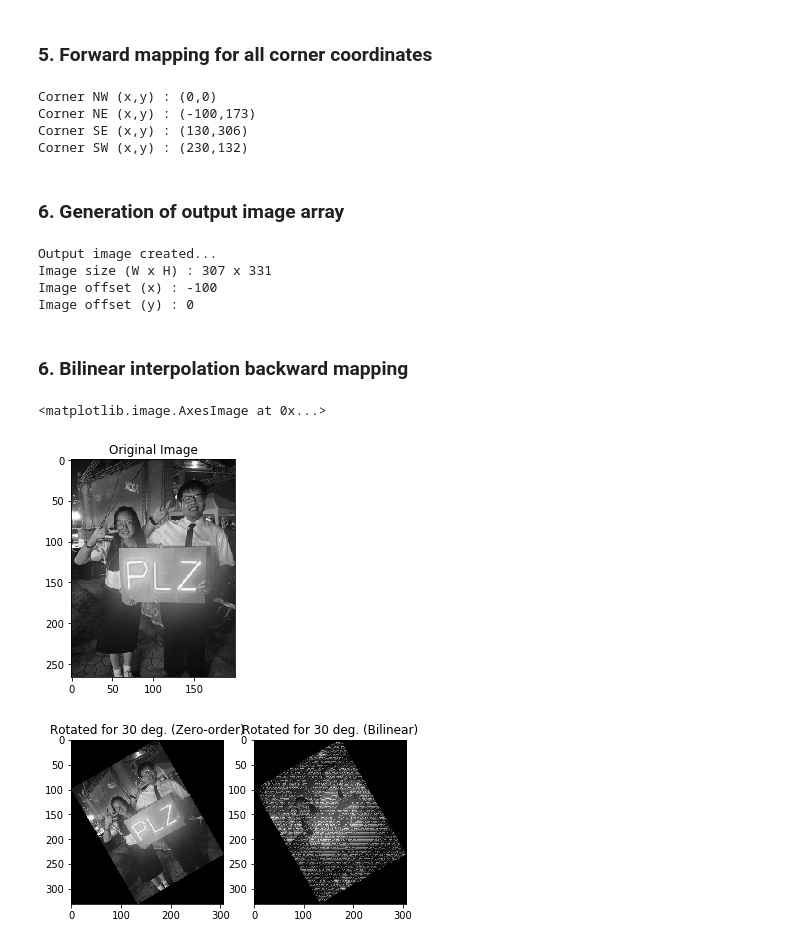
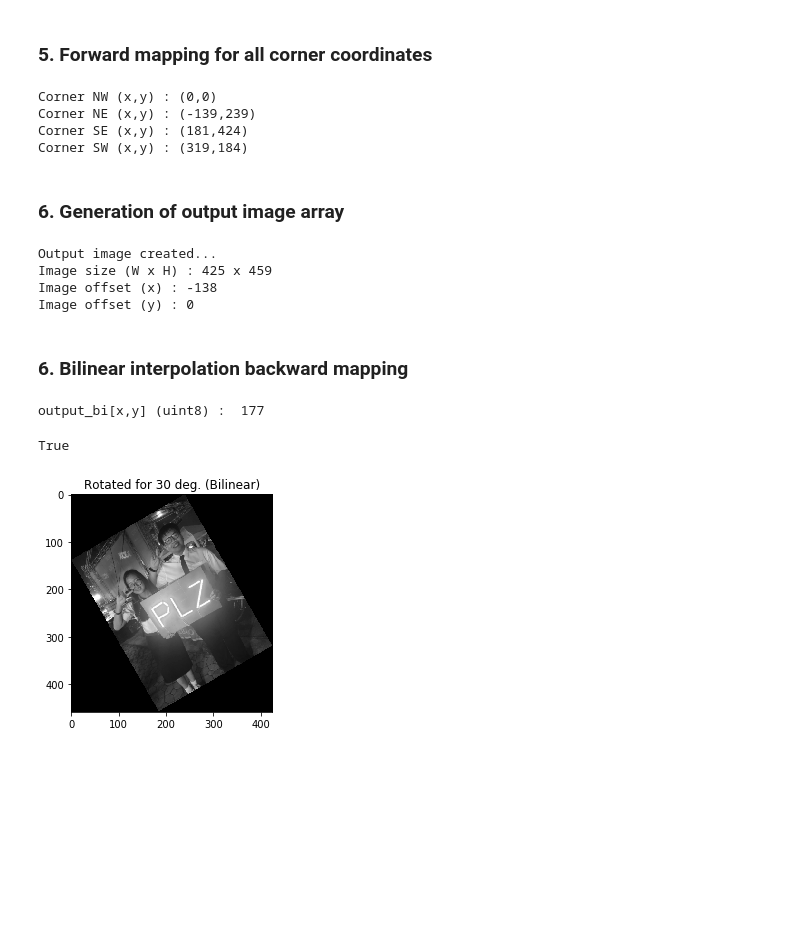
Before and after one commit to bdintu/image-processing, a Jupyter notebook: exp1/backward_mapping.ipynb, the cells around one changed output. Drawn from its saved outputs; the diff is of its cells as text; code cells hidden in the pictures; blank space fills up the shorter version.

Commit message:
Fix lab3-1, covent type uint8

```diff
--- a/exp1/backward_mapping.ipynb
+++ b/exp1/backward_mapping.ipynb
@@ -27,9 +27,11 @@ import math
 # %%
 # Specify the image's path / filename.
 image_file = 'img.jpg'
+img_resizing_factor = 4
 #==============================================================
 image_file = cv2.imread(image_file)
-image = cv2.cvtColor(image_file, cv2.COLOR_BGR2GRAY)
+image = cv2.resize(image_file,(image_file.shape[1]//img_resizing_factor,image_file.shape[0]//img_resizing_factor))
+image = cv2.cvtColor(image, cv2.COLOR_BGR2GRAY)
 image_size = image.shape
 
 print("Image loaded as : GRAYSCALE")
@@ -106,9 +108,9 @@ print("Corner SE (x,y) : (%d,%d)" % (math.floor(output_corner_se[0][0]),math.flo
 print("Corner SW (x,y) : (%d,%d)" % (math.floor(output_corner_sw[0][0]),math.floor(output_corner_sw[1][0])))
 # %% [output]
 Corner NW (x,y) : (0,0)
-Corner NE (x,y) : (-100,173)
-Corner SE (x,y) : (130,306)
-Corner SW (x,y) : (230,132)
+Corner NE (x,y) : (-139,239)
+Corner SE (x,y) : (181,424)
+Corner SW (x,y) : (319,184)
 # %% [markdown]
 ### 6. Generation of output image array
 # %%
@@ -128,50 +130,73 @@ print("Image offset (x) :",output_offset_x)
 print("Image offset (y) :",output_offset_y)
 # %% [output]
 Output image created...
-Image size (W x H) : 307 x 331
-Image offset (x) : -100
+Image size (W x H) : 425 x 459
+Image offset (x) : -138
 Image offset (y) : 0
 # %% [markdown]
 ### 6. Bilinear interpolation backward mapping
 # %%
+image = image.astype(np.float64)
+
 for x in range(0,output_size[0]):
     for y in range(0,output_size[1]):
         #backward mapping to find original coordinates
         current_xy = np.array(([x+output_offset_x],[y+output_offset_y]))
         original_xy = np.matmul(TB,current_xy)
 
         x0 = math.floor(original_xy[0])
         y0 = math.floor(original_xy[1])
-        x1 = math.ceil(original_xy[0])
-        y1 = math.ceil(original_xy[1])
+        x1 = x0 + 1
+        y1 = y0 + 1
         dx = original_xy[0] - x0
-        dy = original_xy[1] - x1
+        dy = original_xy[1] - y0
 
-        #zero-order interpolation
-        if original_xy[0] <= 0 or original_xy[1] <= 0 or original_xy[0] >= math.floor(image_size[0]) or original_xy[1] >= math.floor(image_size[1]):
-            output_zo[x][y] = 0
-        else:
-            output_zo[x][y] = image[x0][y0]
+#         #zero-order interpolation
+#         if original_xy[0] <= 0 or original_xy[1] <= 0 or original_xy[0] >= math.floor(image_size[0]) or original_xy[1] >= math.floor(image_size[1]):
+#             output_zo[x][y] = 0
+#         else:
+#             output_zo[x][y] = image[x0][y0]
 
         #bilinear interpolation
         if original_xy[0] < 0 or original_xy[1] < 0 or original_xy[0] >= math.floor(image_size[0])-1 or original_xy[1] >= math.floor(image_size[1])-1:
             output_bi[x][y] = 0
         else:
-            output_bi[x][y] = image[x0][y0] + (image[x1][y0] - image[x0][y0])*dx  + (image[x0][y1] - image[x0][y0])*dy + (image[x1][y1]+image[x0][y0]-(image[x0][y1]+image[x1][y0])*dx*dy)
+            output_bi[x][y] = (image[x0][y0] + (image[x1][y0] - image[x0][y0])*dx + (image[x0][y1] - image[x0][y0])*dy + ((image[x0][y0]+image[x1][y1])-(image[x1][y0]+image[x0][y1]))*dx*dy)
+#             if(x in range(200,300) and y in range(200,300)):
+#                 print('-------------------------------------------')
+#                 print('1', image[x0][y0])
+#                 print('2', (image[x1][y0] - image[x0][y0])*dx)
+#                 print('3',  (image[x0][y1] - image[x0][y0])*dy)
+#                 print('4', ((image[x0][y0]+image[x1][y1])-(image[x1][y0]+image[x0][y1]))*dx*dy)
+#                 print('x : ',x)
+#                 print('y : ',y)
+#                 print('original x : ',original_xy[0])
+#                 print('original y : ',original_xy[1])
+#                 print('image[x0,y0] : ',image[x0][y0])
+#                 print('image[x1,y0] : ',image[x1][y0])
+#                 print('image[x0,y1] : ',image[x0][y1])
+#                 print('image[x1,y1] : ',image[x1][y1])
+#                 print('dx : ',dx)
+#                 print('dy : ',dy)
+#                 print('output_bi[x,y] : ',output_bi[x][y])
 
+output_bi = output_bi.astype(np.uint8)
+print('output_bi[x,y] (uint8) : ',output_bi[200][200])
 plt.figure(1)
 plt.title('Original Image')
 plt.imshow(image,'gray')
 
-plt.figure(2)
-plt.subplot(1,2,1)
-plt.title('Rotated for %d deg. (Zero-order)' % zeta)
-plt.imshow(output_zo,'gray')
+# plt.figure(2)
+# plt.subplot(1,2,1)
+# plt.title('Rotated for %d deg. (Zero-order)' % zeta)
+# plt.imshow(output_zo,'gray')
+# cv2.imwrite('out_zo.jpg',output_zo)
 
-plt.subplot(1,2,2)
+# plt.subplot(1,2,2)
 plt.title('Rotated for %d deg. (Bilinear)' % zeta)
 plt.imshow(output_bi,'gray')
+cv2.imwrite('out_bi.jpg',output_bi)
 # %% [output]
-<matplotlib.image.AxesImage at 0x...>
+output_bi[x,y] (uint8) :  177
+True
-[figure, old version]
+[figure, new version]
-[figure, removed]
```
Also changed, not shown: parts of 1 cell of this notebook, 1 other file.
